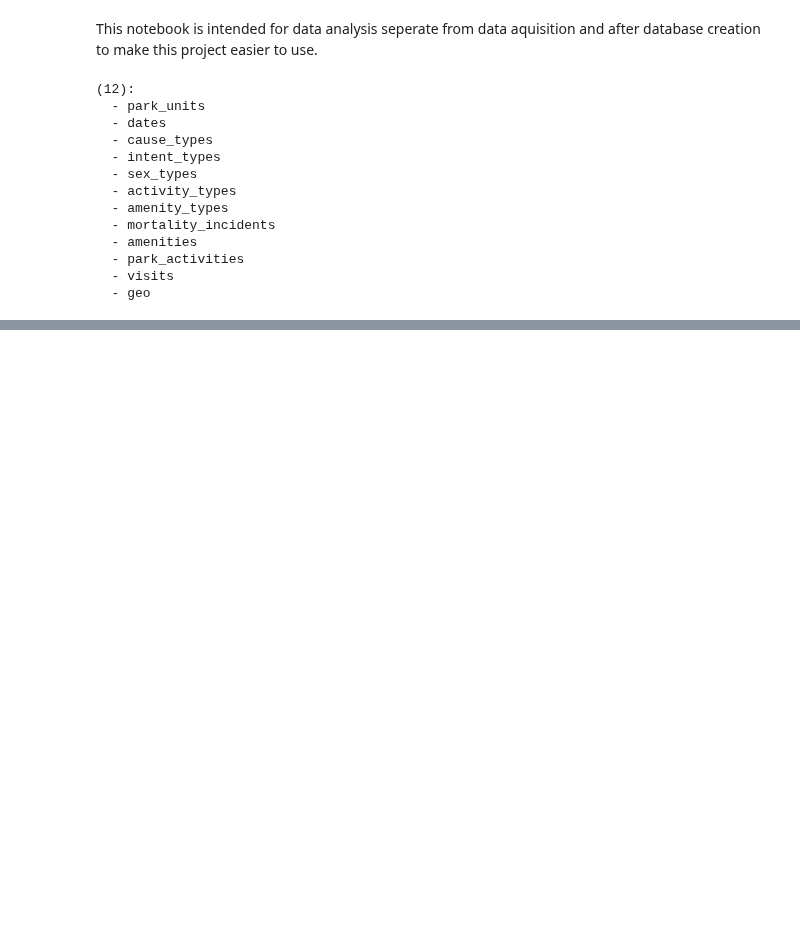
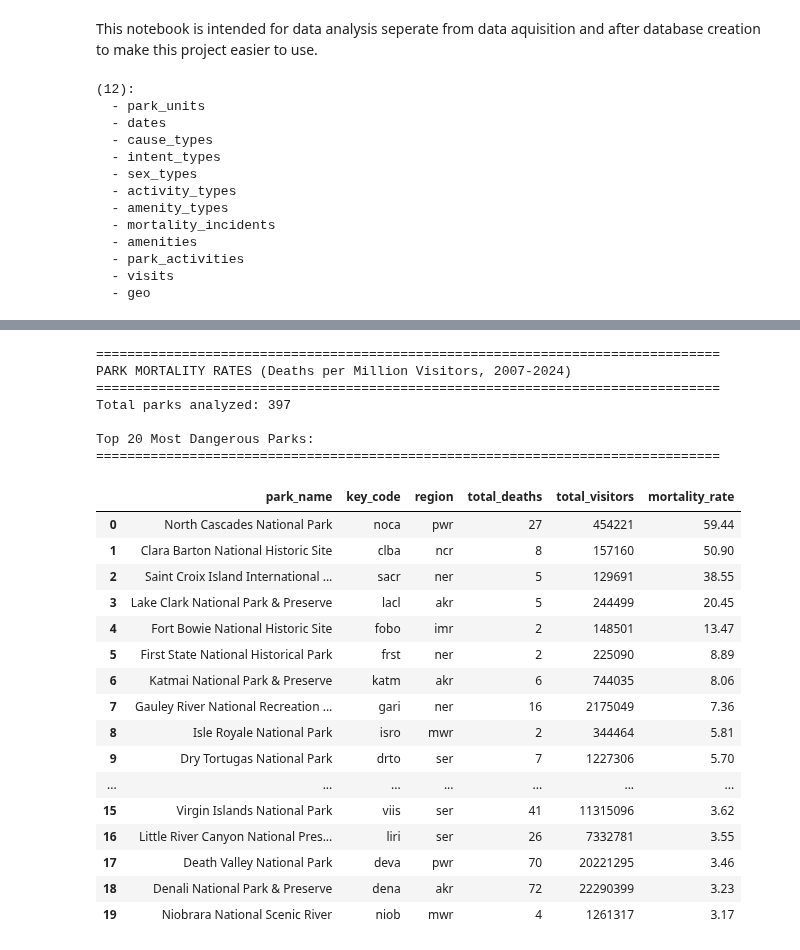
Before and after one commit to jeccalong/NPS_Mortality_Analysis, a Jupyter notebook: Notebooks/analysis.ipynb, the cells around one changed output, grey strips where cells are left out. Saved outputs shown, nothing was run; the diff lists cells and outputs as text; code cells hidden in the pictures; blank space fills up the shorter version.

Commit message:
Buit SQL queries for mortality analysis

```diff
--- a/Notebooks/analysis.ipynb
+++ b/Notebooks/analysis.ipynb
@@ -38,0 +56,79 @@ for table in tables['name']:
+# %%
+query1 = """
+WITH park_visitors AS (
+    SELECT
+        park_id,
+        SUM(recreation_visitors + nonrecreation_visitors) as total_visitors
+    FROM visits
+    GROUP BY park_id
+),
+park_deaths AS (
+    SELECT
+        park_id,
+        COUNT(incident_id) as total_deaths
+    FROM mortality_incidents
+    GROUP BY park_id
+)
+SELECT
+    pu.park_name,
+    pu.key_code,
+    pu.region,
+    COALESCE(pd.total_deaths, 0) as total_deaths,
+    pv.total_visitors,
+    CASE
+        WHEN pv.total_visitors > 0 THEN
+            ROUND((COALESCE(pd.total_deaths, 0) * 1000000.0) / pv.total_visitors, 2)
+        ELSE 0
+    END as mortality_rate
+FROM park_units pu
+INNER JOIN park_visitors pv ON pu.park_id = pv.park_id
+LEFT JOIN park_deaths pd ON pu.park_id = pd.park_id
+WHERE pv.total_visitors > 0
+ORDER BY mortality_rate DESC;
+"""
+
+df_park_rates = pd.read_sql(query1, conn)
+
+print("=" * 80)
+print("PARK MORTALITY RATES (Deaths per Million Visitors, 2007-2024)")
+print("=" * 80)
+print(f"Total parks analyzed: {len(df_park_rates)}")
+print(f"\nTop 20 Most Dangerous Parks:")
+print("=" * 80)
+display(df_park_rates.head(20))
+
+print("\n" + "=" * 80)
+print("SUMMARY STATISTICS:")
+print("=" * 80)
+print(f"Total deaths: {df_park_rates['total_deaths'].sum():,}")
+print(f"Total visitors: {df_park_rates['total_visitors'].sum():,}")
+overall_rate = (df_park_rates['total_deaths'].sum() / df_park_rates['total_visitors'].sum() * 1000000)
+print(f"Overall NPS mortality rate: {overall_rate:.2f} per 1M visitors")
+print(f"\nHighest mortality rate: {df_park_rates['mortality_rate'].max():.2f} per 1M visitors")
+print(f"Parks with zero deaths: {len(df_park_rates[df_park_rates['total_deaths'] == 0]):,}")
+print(f"Parks with deaths: {len(df_park_rates[df_park_rates['total_deaths'] > 0]):,}")
+# %% [output]
+================================================================================
+PARK MORTALITY RATES (Deaths per Million Visitors, 2007-2024)
+================================================================================
+Total parks analyzed: 397
+
+Top 20 Most Dangerous Parks:
+================================================================================
+|  | park_name | key_code | region | total_deaths | total_visitors | mortality_rate |
+| 0 | North Cascades National Park | noca | pwr | 27 | 454221 | 59.44 |
+| 1 | Clara Barton National Historic Site | clba | ncr | 8 | 157160 | 50.90 |
+| 2 | Saint Croix Island International ... | sacr | ner | 5 | 129691 | 38.55 |
+| 3 | Lake Clark National Park & Preserve | lacl | akr | 5 | 244499 | 20.45 |
+| 4 | Fort Bowie National Historic Site | fobo | imr | 2 | 148501 | 13.47 |
+| 5 | First State National Historical Park | frst | ner | 2 | 225090 | 8.89 |
+| 6 | Katmai National Park & Preserve | katm | akr | 6 | 744035 | 8.06 |
+| 7 | Gauley River National Recreation ... | gari | ner | 16 | 2175049 | 7.36 |
+| 8 | Isle Royale National Park | isro | mwr | 2 | 344464 | 5.81 |
+| 9 | Dry Tortugas National Park | drto | ser | 7 | 1227306 | 5.70 |
+| ... | ... | ... | ... | ... | ... | ... |
+| 15 | Virgin Islands National Park | viis | ser | 41 | 11315096 | 3.62 |
+| 16 | Little River Canyon National Pres... | liri | ser | 26 | 7332781 | 3.55 |
+| 17 | Death Valley National Park | deva | pwr | 70 | 20221295 | 3.46 |
+| 18 | Denali National Park & Preserve | dena | akr | 72 | 22290399 | 3.23 |
+| 19 | Niobrara National Scenic River | niob | mwr | 4 | 1261317 | 3.17 |
```
Also changed, not shown: parts of 17 cells of this notebook.
